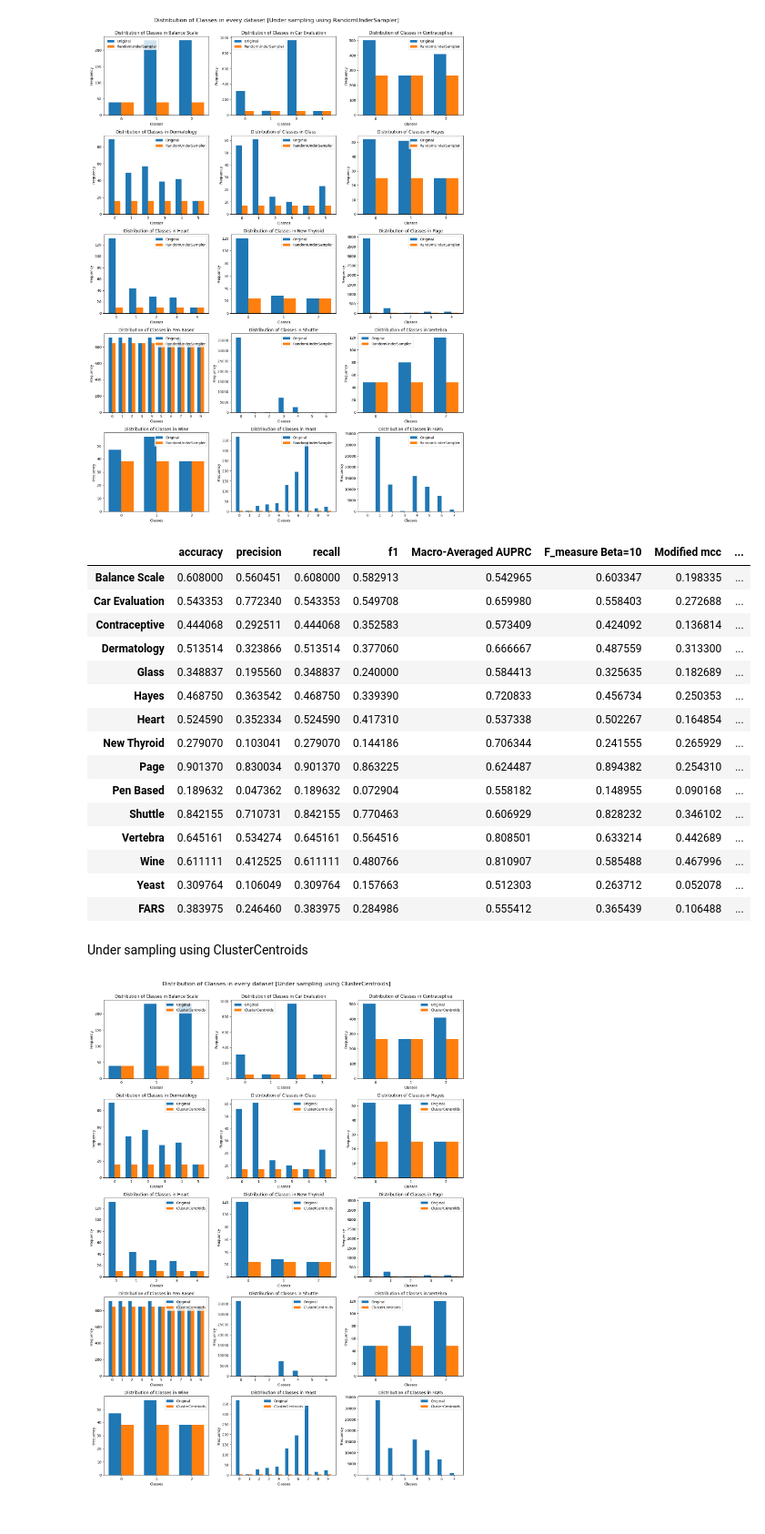
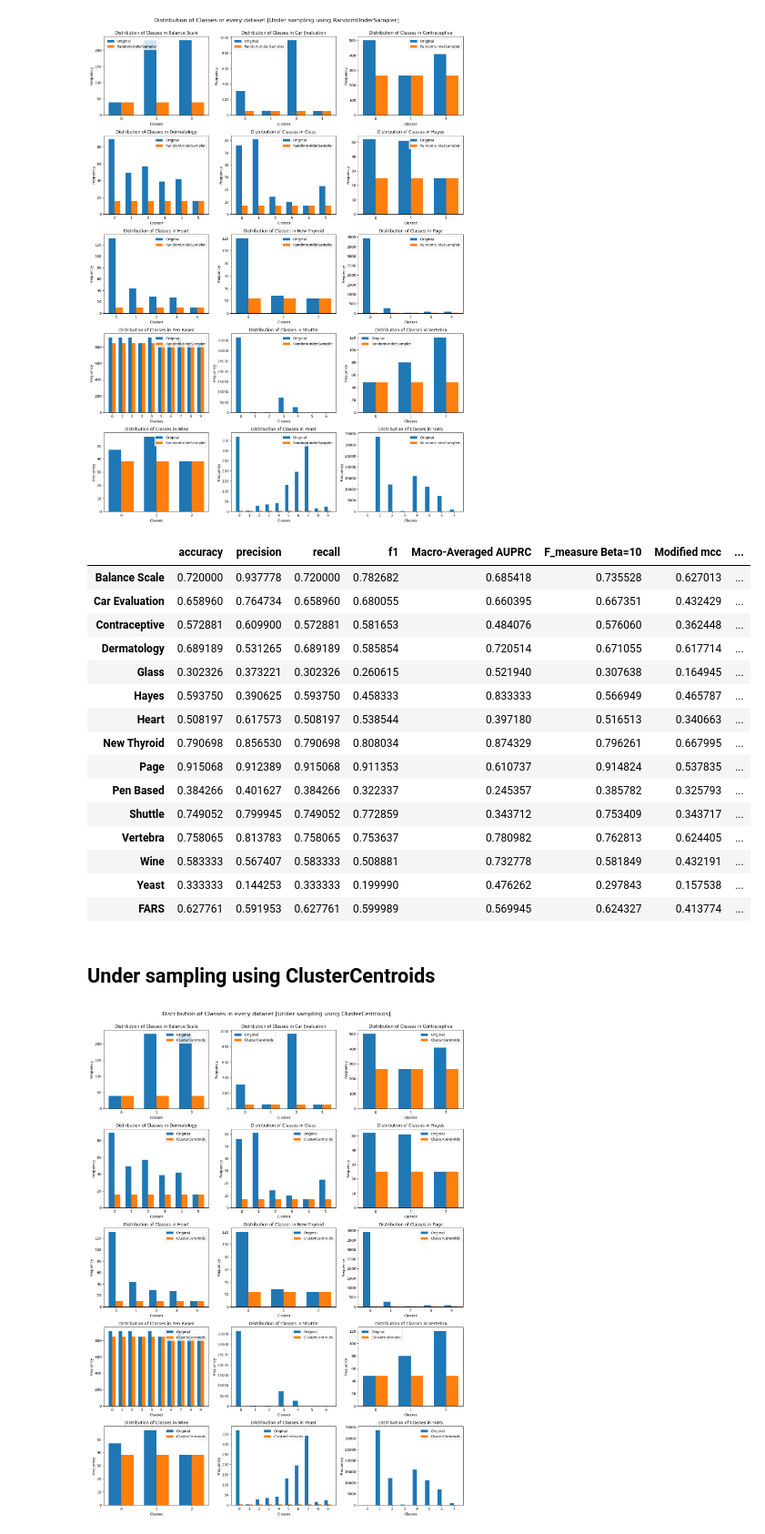
Before and after one commit to fokrey/ML-Project-Skoltech-2024-, a Jupyter notebook: resampled.ipynb, the cells around one changed output. Shown at 91% size. Cells and saved outputs as stored; diff of their text form; code cells hidden in the pictures.

```diff
--- a/resampled.ipynb
+++ b/resampled.ipynb
@@ -231,26 +258,26 @@ for clf_name, clf in tqdm(clf_dict.items()):
                                                             'F_measure Beta=10','Modified mcc','MCC metirc','Gmean'])
     clf_score_rus_dict[clf_name] = df
 # %%
-clf_score_rus_dict['AdaCost']
+clf_score_rus_dict['AdaBoost']
 # %% [output]
 |  | accuracy | precision | recall | f1 | Macro-Averaged AUPRC | F_measure Beta=10 | Modified mcc | ... |
-| Balance Scale | 0.608000 | 0.560451 | 0.608000 | 0.582913 | 0.542965 | 0.603347 | 0.198335 | ... |
-| Car Evaluation | 0.543353 | 0.772340 | 0.543353 | 0.549708 | 0.659980 | 0.558403 | 0.272688 | ... |
-| Contraceptive | 0.444068 | 0.292511 | 0.444068 | 0.352583 | 0.573409 | 0.424092 | 0.136814 | ... |
-| Dermatology | 0.513514 | 0.323866 | 0.513514 | 0.377060 | 0.666667 | 0.487559 | 0.313300 | ... |
-| Glass | 0.348837 | 0.195560 | 0.348837 | 0.240000 | 0.584413 | 0.325635 | 0.182689 | ... |
-| Hayes | 0.468750 | 0.363542 | 0.468750 | 0.339390 | 0.720833 | 0.456734 | 0.250353 | ... |
-| Heart | 0.524590 | 0.352334 | 0.524590 | 0.417310 | 0.537338 | 0.502267 | 0.164854 | ... |
-| New Thyroid | 0.279070 | 0.103041 | 0.279070 | 0.144186 | 0.706344 | 0.241555 | 0.265929 | ... |
-| Page | 0.901370 | 0.830034 | 0.901370 | 0.863225 | 0.624487 | 0.894382 | 0.254310 | ... |
-| Pen Based | 0.189632 | 0.047362 | 0.189632 | 0.072904 | 0.558182 | 0.148955 | 0.090168 | ... |
-| Shuttle | 0.842155 | 0.710731 | 0.842155 | 0.770463 | 0.606929 | 0.828232 | 0.346102 | ... |
-| Vertebra | 0.645161 | 0.534274 | 0.645161 | 0.564516 | 0.808501 | 0.633214 | 0.442689 | ... |
-| Wine | 0.611111 | 0.412525 | 0.611111 | 0.480766 | 0.810907 | 0.585488 | 0.467996 | ... |
-| Yeast | 0.309764 | 0.106049 | 0.309764 | 0.157663 | 0.512303 | 0.263712 | 0.052078 | ... |
-| FARS | 0.383975 | 0.246460 | 0.383975 | 0.284986 | 0.555412 | 0.365439 | 0.106488 | ... |
+| Balance Scale | 0.720000 | 0.937778 | 0.720000 | 0.782682 | 0.685418 | 0.735528 | 0.627013 | ... |
+| Car Evaluation | 0.658960 | 0.764734 | 0.658960 | 0.680055 | 0.660395 | 0.667351 | 0.432429 | ... |
+| Contraceptive | 0.572881 | 0.609900 | 0.572881 | 0.581653 | 0.484076 | 0.576060 | 0.362448 | ... |
+| Dermatology | 0.689189 | 0.531265 | 0.689189 | 0.585854 | 0.720514 | 0.671055 | 0.617714 | ... |
+| Glass | 0.302326 | 0.373221 | 0.302326 | 0.260615 | 0.521940 | 0.307638 | 0.164945 | ... |
+| Hayes | 0.593750 | 0.390625 | 0.593750 | 0.458333 | 0.833333 | 0.566949 | 0.465787 | ... |
+| Heart | 0.508197 | 0.617573 | 0.508197 | 0.538544 | 0.397180 | 0.516513 | 0.340663 | ... |
+| New Thyroid | 0.790698 | 0.856530 | 0.790698 | 0.808034 | 0.874329 | 0.796261 | 0.667995 | ... |
+| Page | 0.915068 | 0.912389 | 0.915068 | 0.911353 | 0.610737 | 0.914824 | 0.537835 | ... |
+| Pen Based | 0.384266 | 0.401627 | 0.384266 | 0.322337 | 0.245357 | 0.385782 | 0.325793 | ... |
+| Shuttle | 0.749052 | 0.799945 | 0.749052 | 0.772859 | 0.343712 | 0.753409 | 0.343717 | ... |
+| Vertebra | 0.758065 | 0.813783 | 0.758065 | 0.753637 | 0.780982 | 0.762813 | 0.624405 | ... |
+| Wine | 0.583333 | 0.567407 | 0.583333 | 0.508881 | 0.732778 | 0.581849 | 0.432191 | ... |
+| Yeast | 0.333333 | 0.144253 | 0.333333 | 0.199990 | 0.476262 | 0.297843 | 0.157538 | ... |
+| FARS | 0.627761 | 0.591953 | 0.627761 | 0.599989 | 0.569945 | 0.624327 | 0.413774 | ... |
 # %% [markdown]
-Under sampling using ClusterCentroids
+## Under sampling using ClusterCentroids
 # %%
 clf_score_cc_dict = {}
 from sklearn.cluster import MiniBatchKMeans
```
Also changed, not shown: parts of 13 cells of this notebook, 46 other files.
